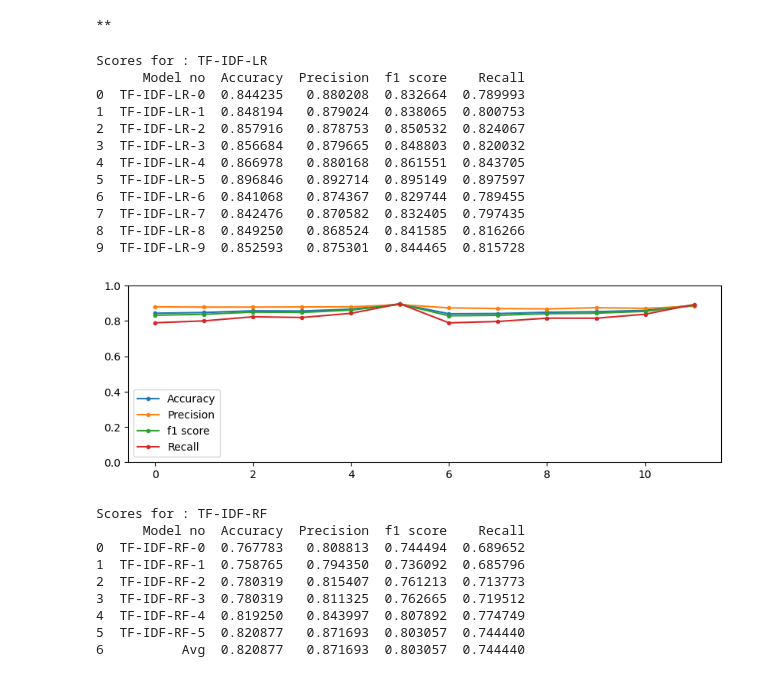
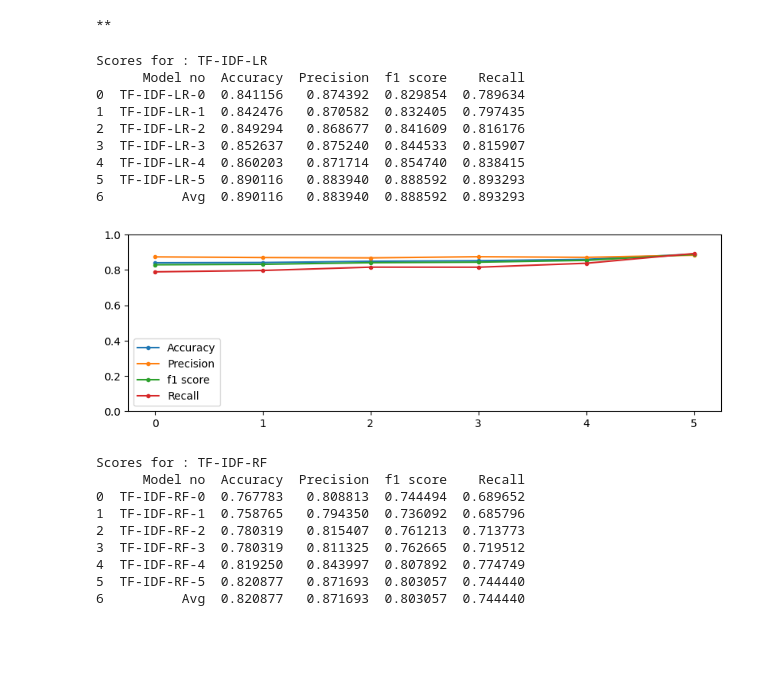
Before and after one commit to gyan-krishna/Amazon_food_review, a Jupyter notebook: 4. Naive Bayes.ipynb, the cells around one changed output. Cells and saved outputs as stored; diff of their text form; code cells hidden in the pictures; blank space fills up the shorter version.

```diff
--- a/4. Naive Bayes.ipynb
+++ b/4. Naive Bayes.ipynb
@@ -214,7 +214,7 @@ for i, pos in enumerate(pos_data):
 
 
     model = gen_svm_model(X_train, y_train)
-    lr_bow_models.append(model)
+    svm_bow_models.append(model)
     mod_file = r'Models/SVM/SVM_'+str(i)+'.model'
     pickle.dump(model, open(mod_file, 'wb'))
 # %% [output]
@@ -224,21 +224,18 @@ for i, pos in enumerate(pos_data):
 *
 **
 # %%
-evaluate_metrics("TF-IDF-LR", lr_bow_models, X_test, y_test)
+evaluate_metrics("TF-IDF-LR", svm_bow_models, X_test, y_test)
 # %% [output]
 Scores for : TF-IDF-LR
       Model no  Accuracy  Precision  f1 score    Recall
-0  TF-IDF-LR-0  0.844235   0.880208  0.832664  0.789993
-1  TF-IDF-LR-1  0.848194   0.879024  0.838065  0.800753
-2  TF-IDF-LR-2  0.857916   0.878753  0.850532  0.824067
-3  TF-IDF-LR-3  0.856684   0.879665  0.848803  0.820032
-4  TF-IDF-LR-4  0.866978   0.880168  0.861551  0.843705
-5  TF-IDF-LR-5  0.896846   0.892714  0.895149  0.897597
-6  TF-IDF-LR-6  0.841068   0.874367  0.829744  0.789455
-7  TF-IDF-LR-7  0.842476   0.870582  0.832405  0.797435
-8  TF-IDF-LR-8  0.849250   0.868524  0.841585  0.816266
-9  TF-IDF-LR-9  0.852593   0.875301  0.844465  0.815728
+0  TF-IDF-LR-0  0.841156   0.874392  0.829854  0.789634
+1  TF-IDF-LR-1  0.842476   0.870582  0.832405  0.797435
+2  TF-IDF-LR-2  0.849294   0.868677  0.841609  0.816176
+3  TF-IDF-LR-3  0.852637   0.875240  0.844533  0.815907
+4  TF-IDF-LR-4  0.860203   0.871714  0.854740  0.838415
+5  TF-IDF-LR-5  0.890116   0.883940  0.888592  0.893293
+6          Avg  0.890116   0.883940  0.888592  0.893293
-[figure, old version]
+[figure, new version]
 # %%
 rf_bow_models = []
 for i, pos in enumerate(pos_data):
```
Also changed, not shown: 9 other files.
